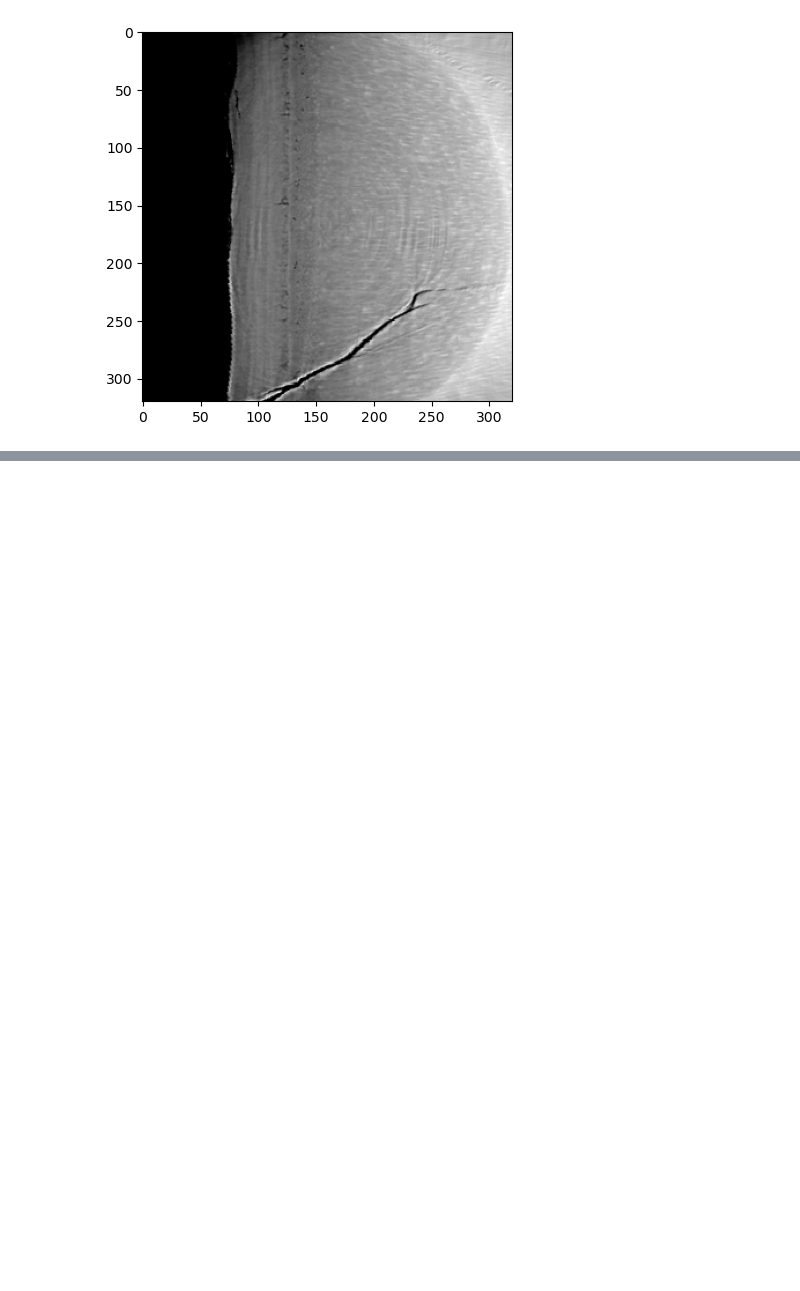
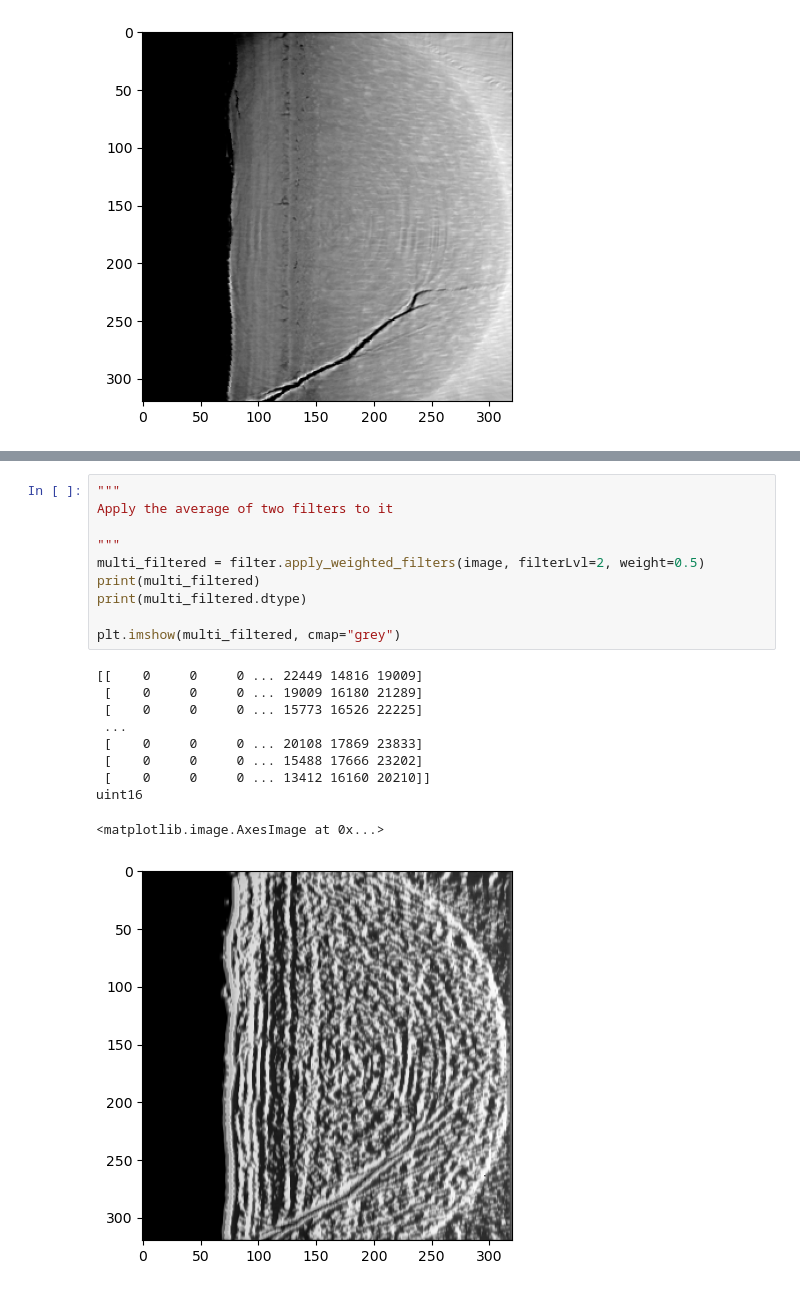
Before and after one commit to JGIBristol/cementum_imaging, a Jupyter notebook: gaussfilter.ipynb, the cells around one changed output, grey strips where cells are left out. Drawn from its saved outputs; the diff is of its cells as text; blank space fills up the shorter version.

```diff
--- a/gaussfilter.ipynb
+++ b/gaussfilter.ipynb
@@ -29,0 +30,21 @@ plt.imshow(filtered)
+# %%
+"""
+Apply the average of two filters to it
+
+"""
+multi_filtered = filter.apply_weighted_filters(image, filterLvl=2, weight=0.5)
+print(multi_filtered)
+print(multi_filtered.dtype)
+
+plt.imshow(multi_filtered, cmap="grey")
+# %% [output]
+[[    0     0     0 ... 22449 14816 19009]
+ [    0     0     0 ... 19009 16180 21289]
+ [    0     0     0 ... 15773 16526 22225]
+ ...
+ [    0     0     0 ... 20108 17869 23833]
+ [    0     0     0 ... 15488 17666 23202]
+ [    0     0     0 ... 13412 16160 20210]]
+uint16
+<matplotlib.image.AxesImage at 0x...>
+[figure, added]
```
Also changed, not shown: parts of 1 cell of this notebook, 1 other file.
